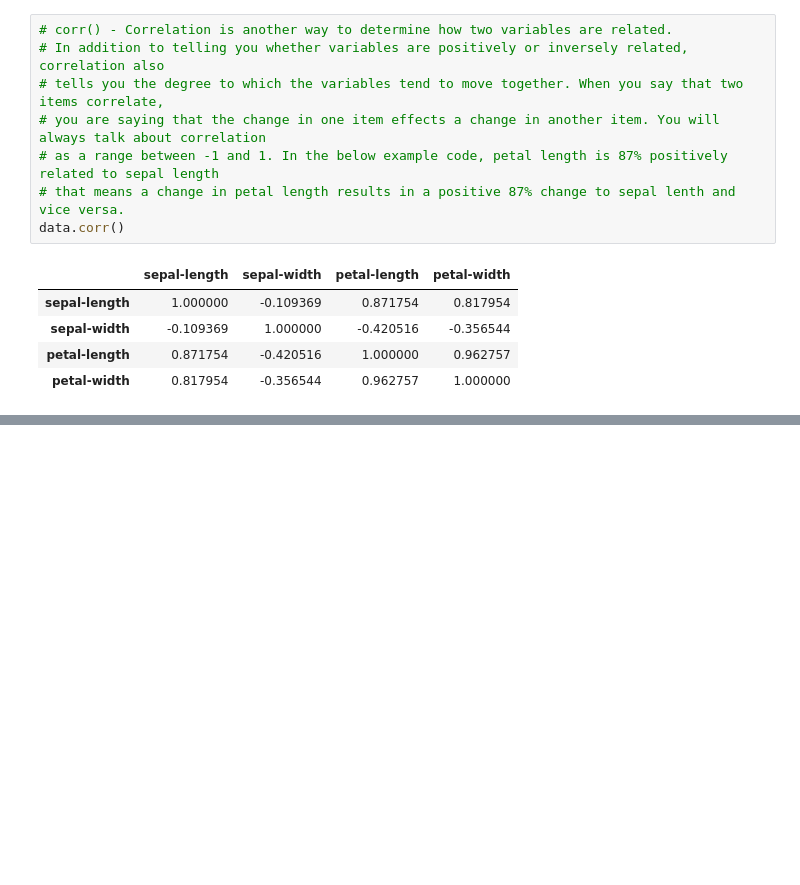
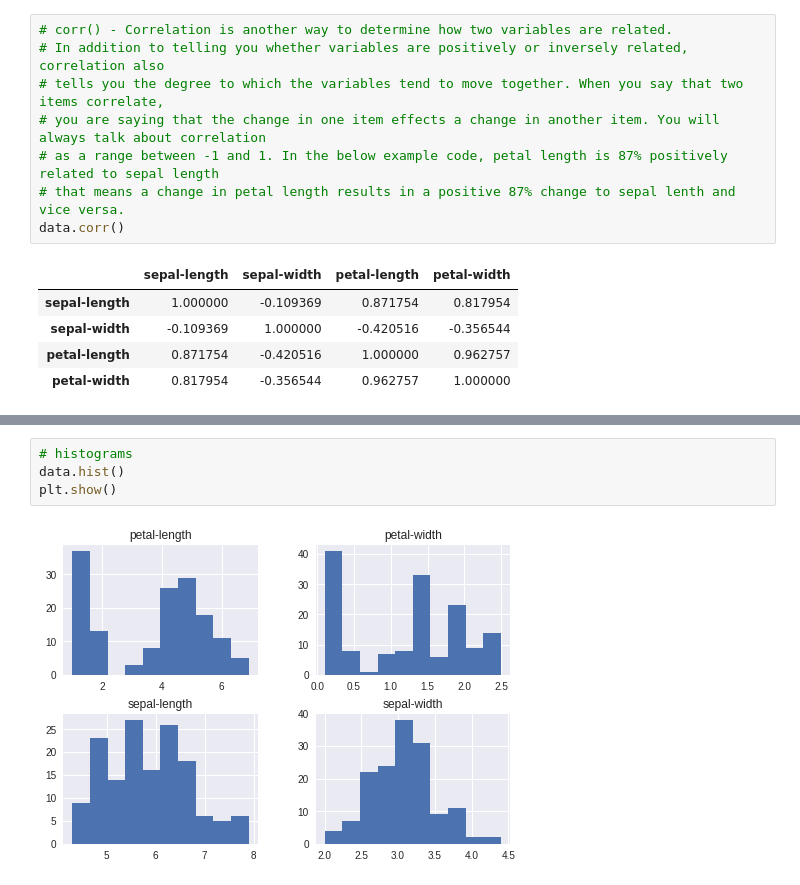
Before and after one commit to githubfoam/jupyter-notebooks, a Jupyter notebook: basic_statistics.ipynb, the cells around one changed output, grey strips where cells are left out. Saved outputs shown, nothing was run; the diff lists cells and outputs as text; blank space fills up the shorter version.

```diff
--- a/basic_statistics.ipynb
+++ b/basic_statistics.ipynb
@@ -63,0 +116,6 @@ data.corr()
+# %%
+# histograms
+data.hist()
+plt.show()
+# %% [output]
+[figure, added]
```
Also changed, not shown: parts of 17 cells of this notebook.
